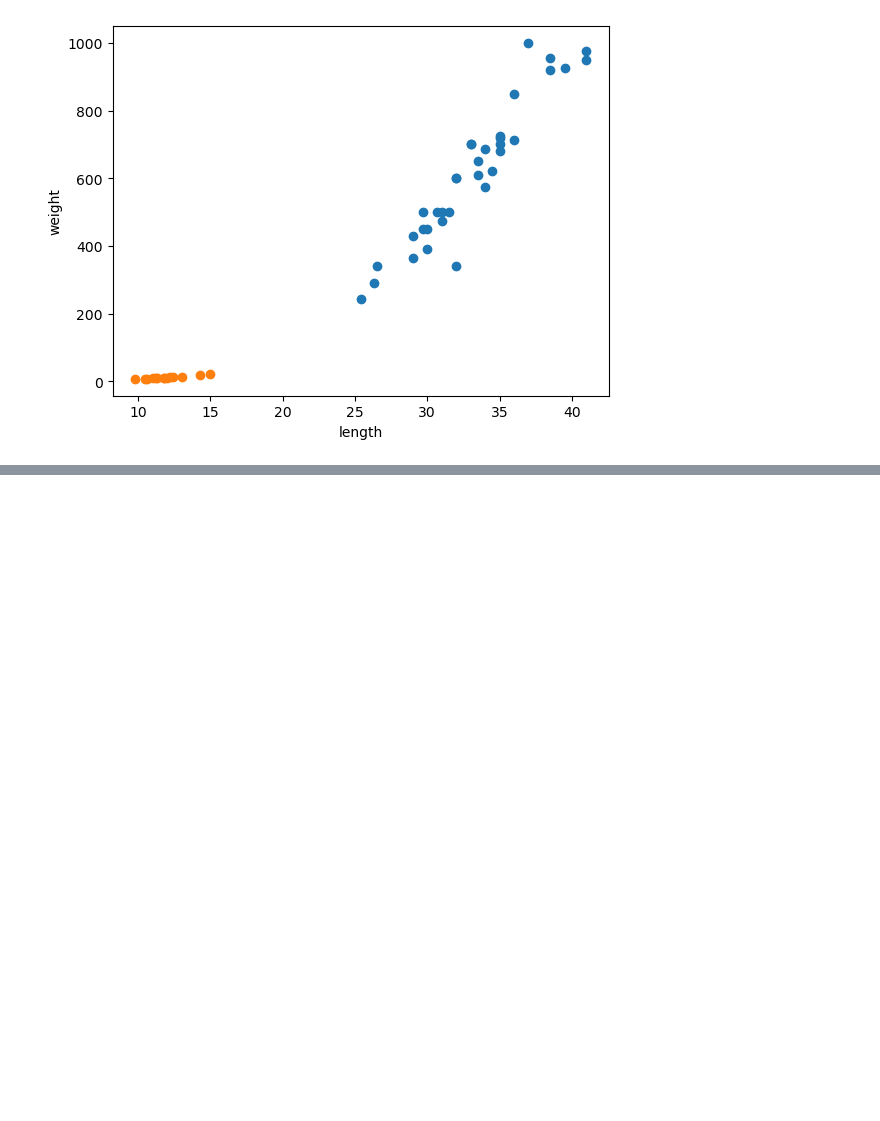
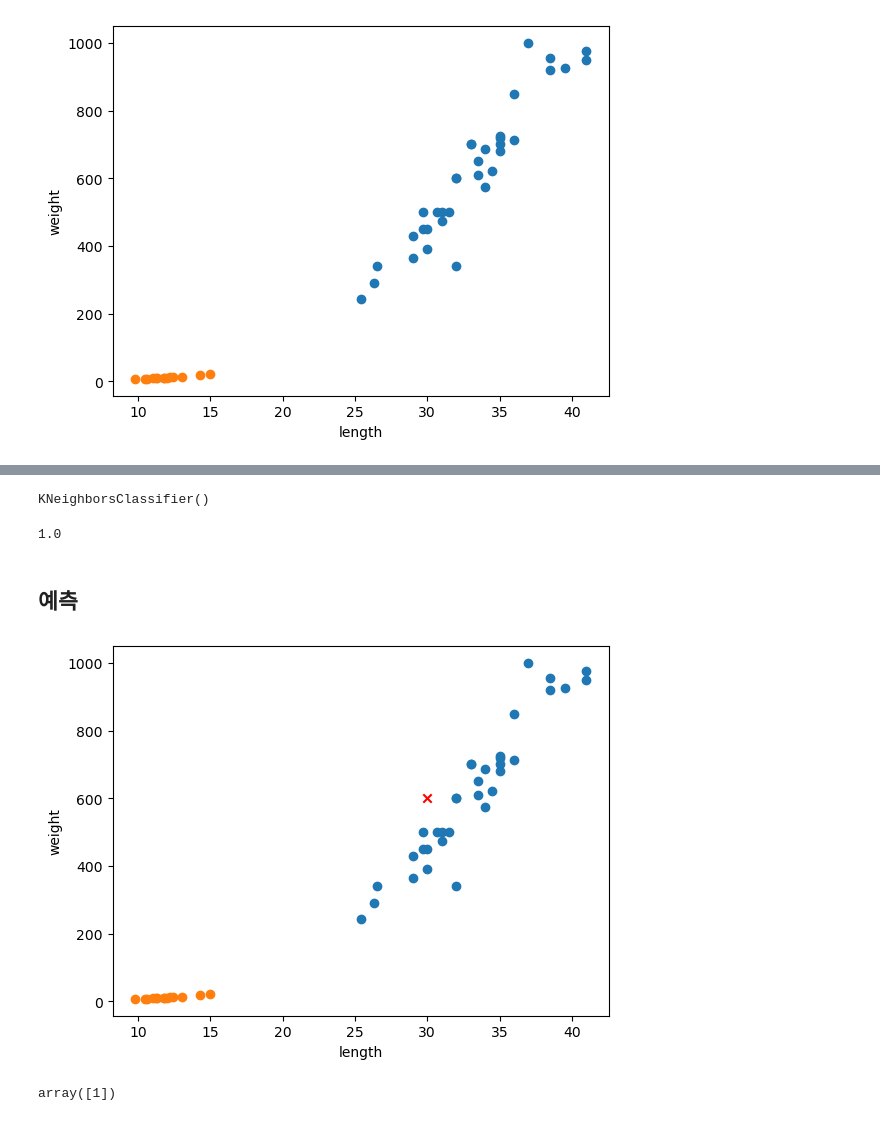
Before and after one commit to gikpreet/class-machine_learning, a Jupyter notebook: Module 01 Start/code/fish_learning.ipynb, the cells around one changed output, grey strips where cells are left out. Cells and saved outputs as stored; diff of their text form; code cells hidden in the pictures; blank space fills up the shorter version.

```diff
--- a/Module 01 Start/code/fish_learning.ipynb
+++ b/Module 01 Start/code/fish_learning.ipynb
@@ -28,0 +48,25 @@ plt.show()
+# %%
+kn.fit(fish_data, fish_target)
+# %% [output]
+KNeighborsClassifier()
+# %%
+kn.score(fish_data, fish_target)
+# %% [output]
+1.0
+# %% [markdown]
+## 예측
+# %%
+# 길이 30cm, 무게 600g 생선의 산점도 그래프상 위치
+plt.scatter(bream_length, bream_weight)
+plt.scatter(smelt_length, smelt_weight)
+plt.scatter(30, 600, marker="x", color="red")
+plt.xlabel("length")
+plt.ylabel("weight")
+plt.show()
+# %% [output]
+[figure, added]
+# %%
+# 예측
+kn.predict([[30, 600]])
+# %% [output]
+array([1])
```
Also changed, not shown: parts of 7 cells of this notebook, 2 other files.
